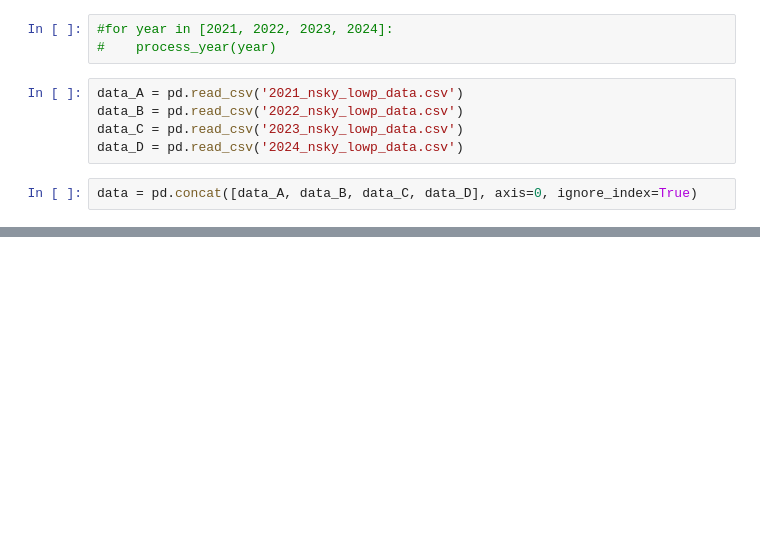
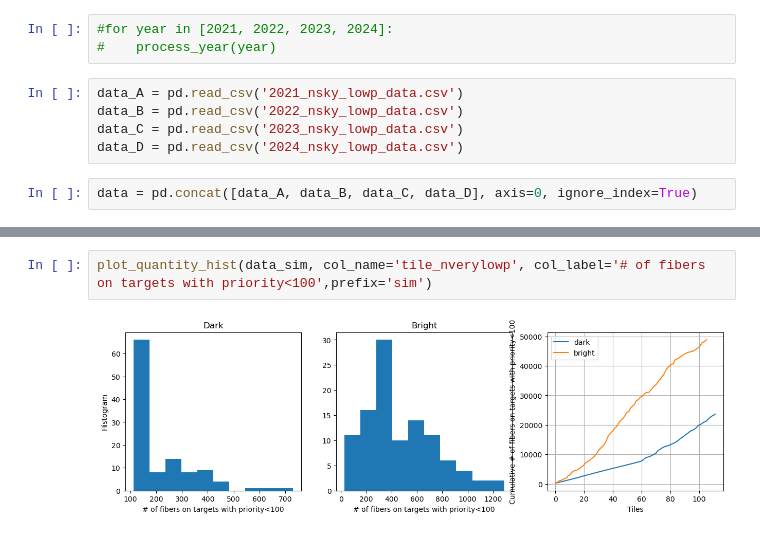
Before and after one commit to forero/SpareDESI, a Jupyter notebook: nb/baseline_observations.ipynb, the cells around one changed output, grey strips where cells are left out. Drawn from its saved outputs; the diff is of its cells as text; blank space fills up the shorter version.

```diff
--- a/nb/baseline_observations.ipynb
+++ b/nb/baseline_observations.ipynb
@@ -193,0 +295,4 @@ def plot_quantity(data, col_name='tile_nsky', col_label='number of sky fibers',
+# %%
+plot_quantity_hist(data_sim, col_name='tile_nverylowp', col_label='# of fibers on targets with priority<100',prefix='sim')
+# %% [output]
+[figure, added]
```
Also changed, not shown: parts of 13 cells of this notebook.
